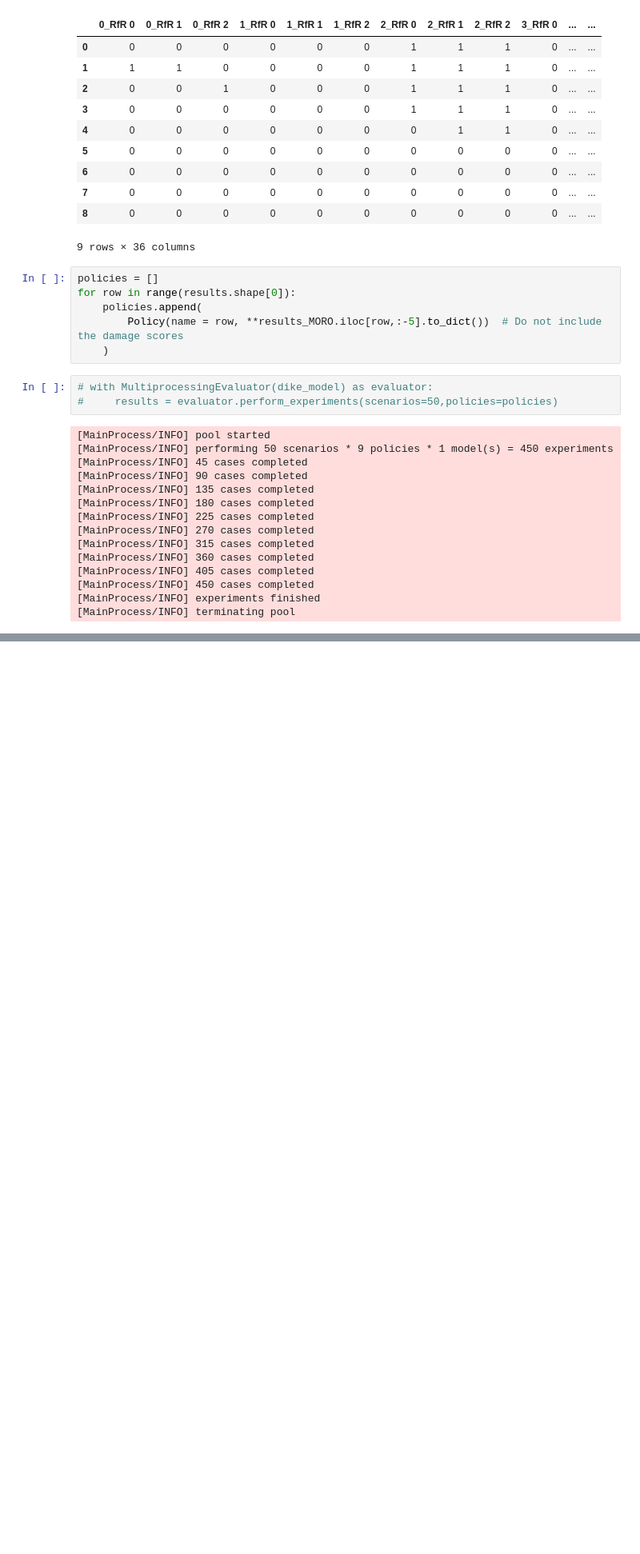
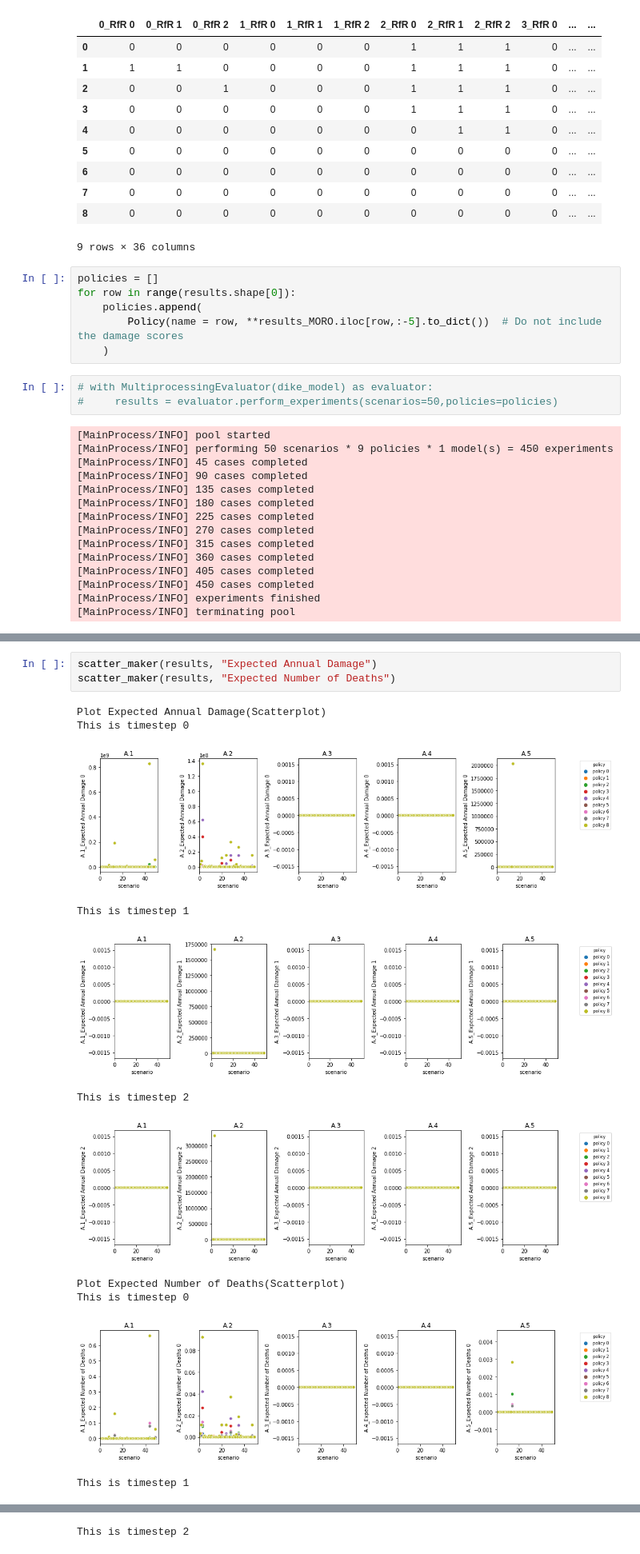
Before and after one commit to WKSu/Model-based-decision-making, a Jupyter notebook: Scenario Discovery on MORO policies.ipynb, the cells around one changed output, grey strips where cells are left out. Shown: that part at 80% size. Saved outputs shown, nothing was run; the diff lists cells and outputs as text; blank space fills up the shorter version.

```diff
--- a/Scenario Discovery on MORO policies.ipynb
+++ b/Scenario Discovery on MORO policies.ipynb
@@ -102,0 +123,15 @@ results
+# %%
+scatter_maker(results, "Expected Annual Damage")
+scatter_maker(results, "Expected Number of Deaths")
+# %% [output]
+Plot Expected Annual Damage(Scatterplot)
+This is timestep 0
+[figure, added]
+This is timestep 1
+[figure, added]
+This is timestep 2
+[figure, added]
+Plot Expected Number of Deaths(Scatterplot)
+This is timestep 0
+[figure, added]
+This is timestep 1
@@ -102,0 +139 @@ results
+This is timestep 2
```
Also changed, not shown: parts of 12 cells of this notebook.
